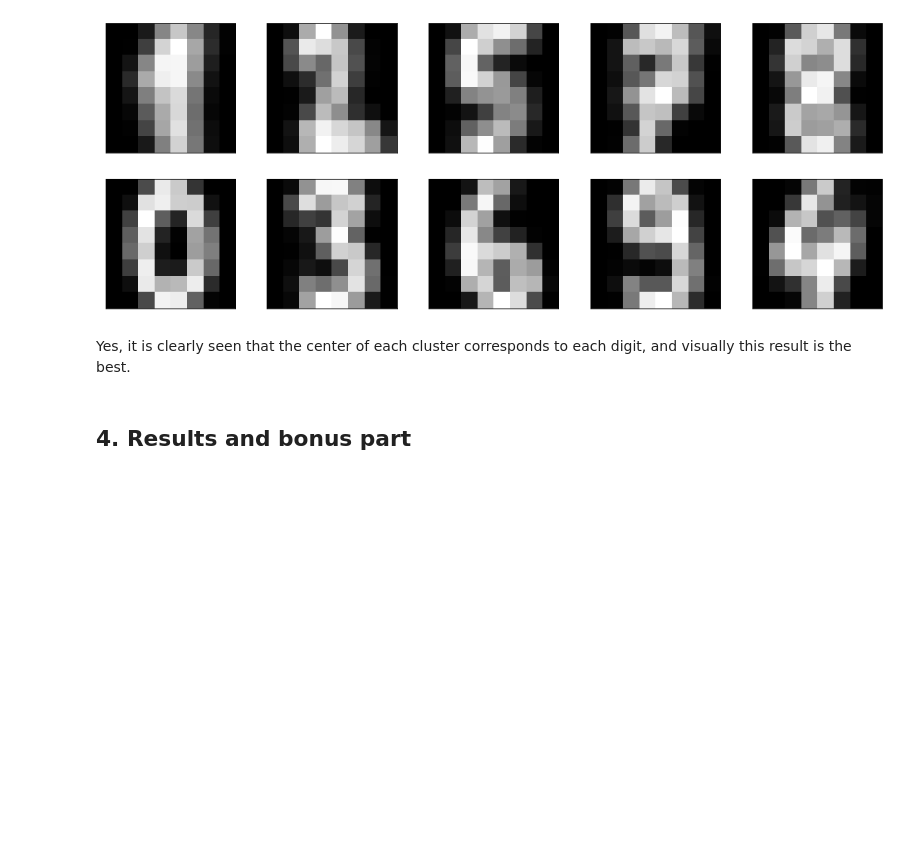
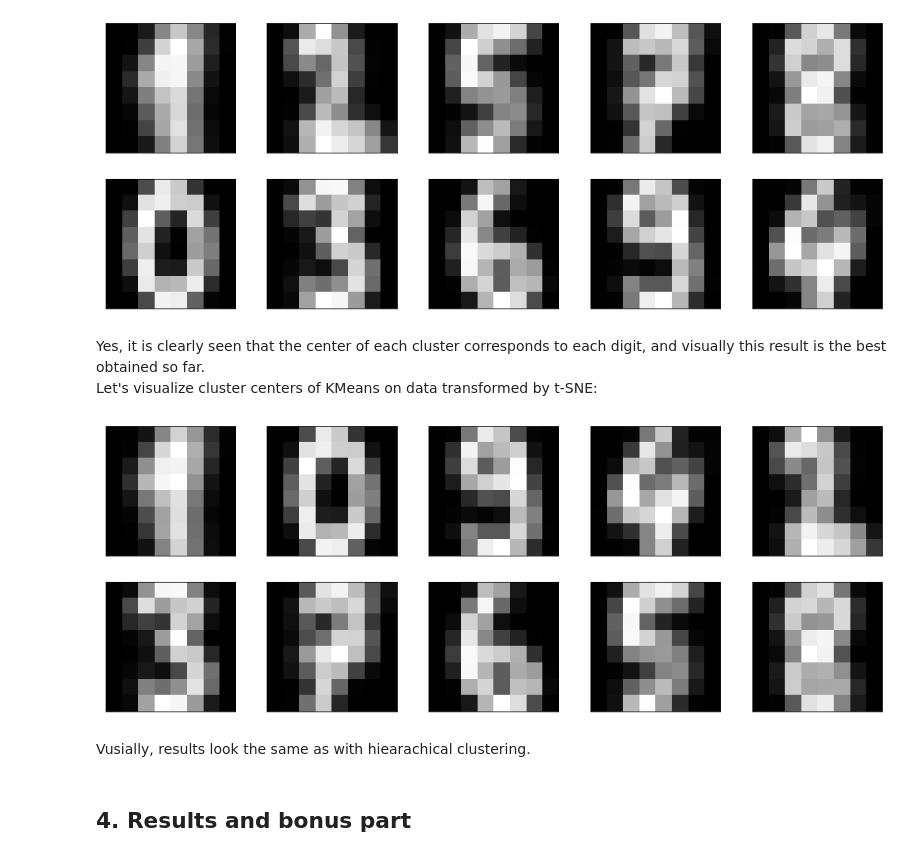
Before and after one commit to Bayramova/rs_school_assignments, a Jupyter notebook: clustering.ipynb, the cells around one changed output. Cells and saved outputs as stored; diff of their text form; code cells hidden in the pictures; blank space fills up the shorter version.

```diff
--- a/clustering.ipynb
+++ b/clustering.ipynb
@@ -571,7 +571,26 @@ for i in range(hierarchical_cluster_centers.shape[0]):
 # %% [output]
 [figure]
 # %% [markdown]
-Yes, it is clearly seen that the center of each cluster corresponds to each digit, and visually this result is the best.
+Yes, it is clearly seen that the center of each cluster corresponds to each digit, and visually this result is the best obtained so far.
+Let's visualize cluster centers of KMeans on data transformed by t-SNE:
+# %%
+kmeans = KMeans(n_clusters=10, random_state=42)
+kmeans.fit(X_reduced)
+
+kmeans_cluster_centers = np.zeros((kmeans.cluster_centers_.shape[0], X.shape[1]))
+for i in range(kmeans.cluster_centers_.shape[0]):
+    kmeans_cluster_centers[i] = X[kmeans.labels_ == i].mean(axis=0)
+
+plt.figure(figsize=(16,6))
+for i in range(kmeans_cluster_centers.shape[0]):
+    plt.subplot(2, 5, i + 1)
+    plt.imshow(kmeans_cluster_centers[i].reshape((8,8)), cmap='gray')
+    plt.xticks([])
+    plt.yticks([])
+# %% [output]
+[figure, added]
+# %% [markdown]
+Vusially, results look the same as with hiearachical clustering.
 # %% [markdown]
 ## 4. Results and bonus part
 # %% [markdown]
```
Also changed, not shown: parts of 11 cells of this notebook.
